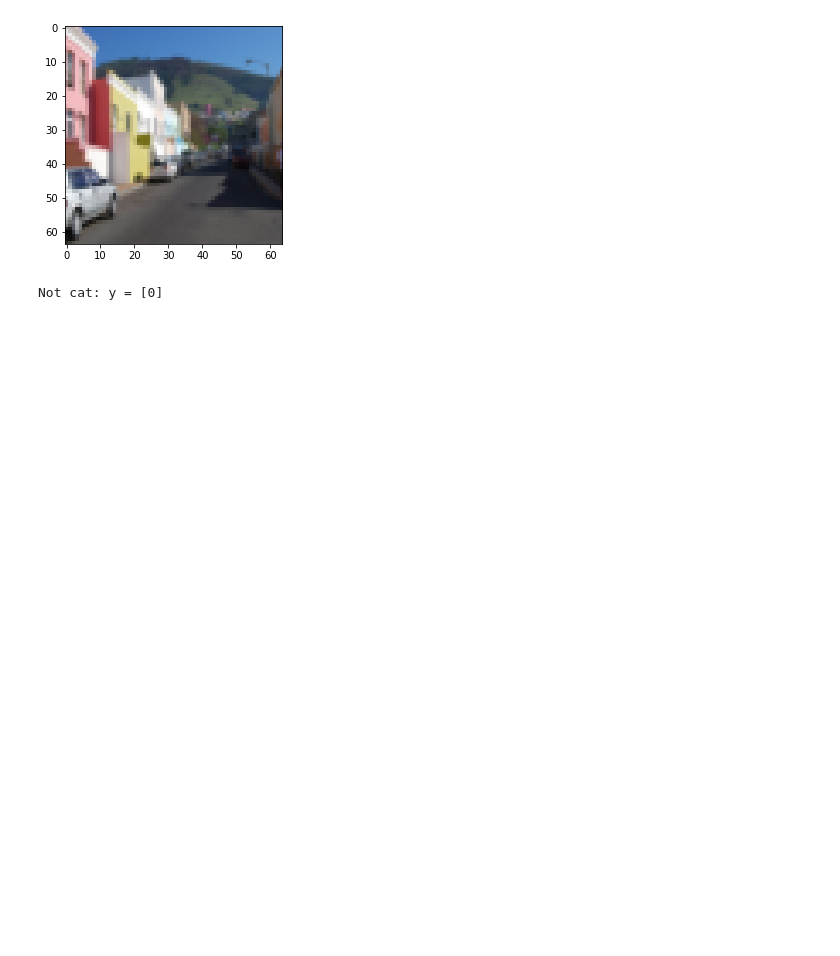
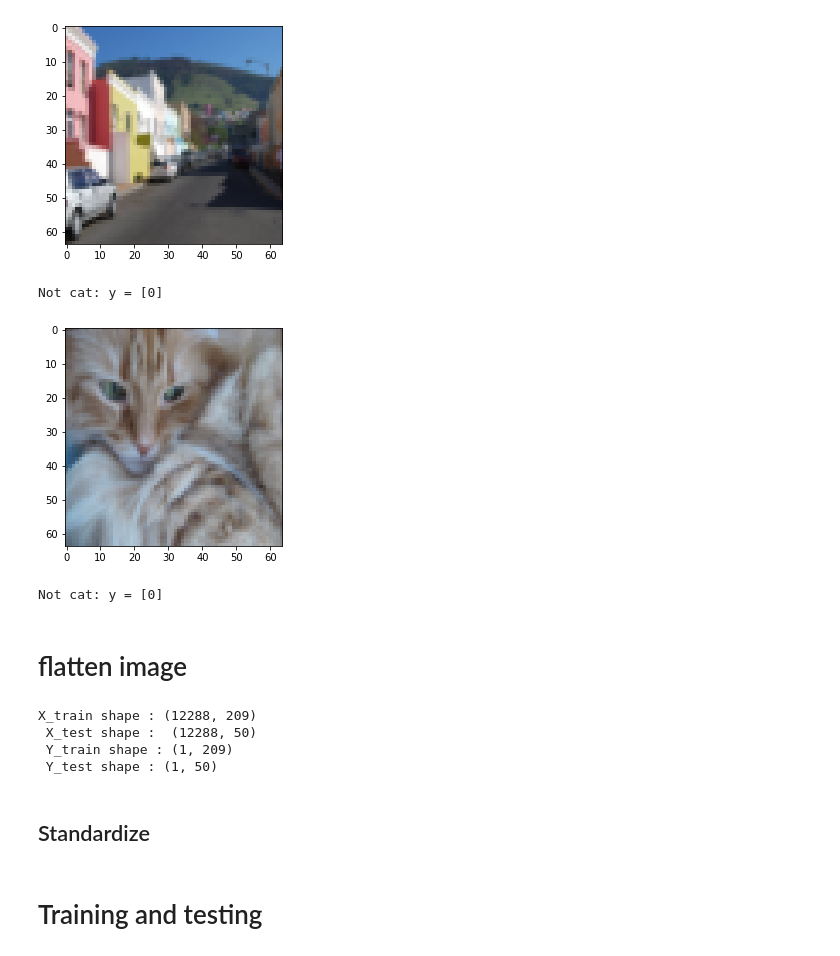
Before and after one commit to lkarjun/data-science-from-scratch, a Jupyter notebook: 18 Neural Network/playground_1_.ipynb, the cells around one changed output. Drawn from its saved outputs; the diff is of its cells as text; code cells hidden in the pictures; blank space fills up the shorter version.

Commit message:
Training and testing

```diff
--- a/18 Neural Network/playground_1_.ipynb
+++ b/18 Neural Network/playground_1_.ipynb
@@ -155,3 +155,11 @@ print(f"Not cat: y = {Y_train[:, 1]}")
 # %% [output]
 [figure]
 Not cat: y = [0]
+# %%
+plt.imshow(X_train[2]);plt.show()
+print(f"Not cat: y = {Y_train[:, 1]}")
+# %% [output]
+[figure, added]
+Not cat: y = [0]
+# %% [markdown]
+# flatten image
@@ -157,0 +169,9 @@ Not cat: y = [0]
+# %%
+print(f"X_train shape : {X_train.shape} \n X_test shape :  {X_test.shape}\n Y_train shape : {Y_train.shape} \n Y_test shape : {Y_test.shape}")
+# %% [output]
+X_train shape : (12288, 209)
+ X_test shape :  (12288, 50)
+ Y_train shape : (1, 209)
+ Y_test shape : (1, 50)
+# %% [markdown]
+## Standardize
@@ -157,0 +181,2 @@ Not cat: y = [0]
+# %% [markdown]
+# Training and testing
```
Also changed, not shown: parts of 7 cells of this notebook.
